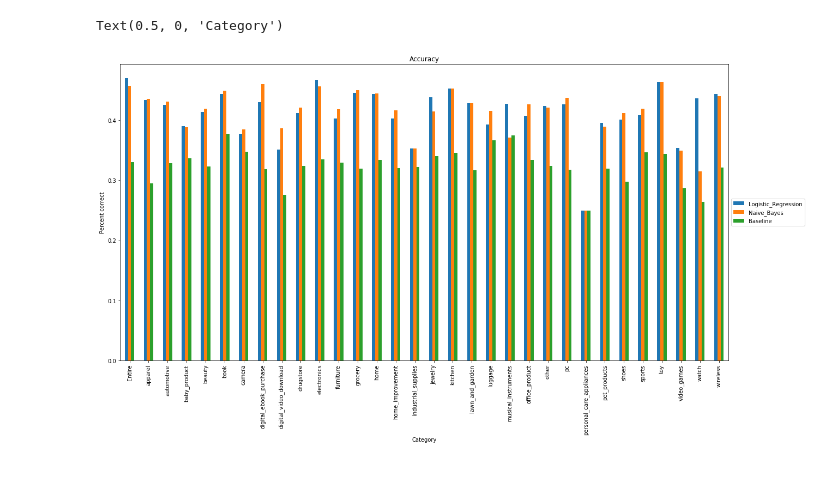
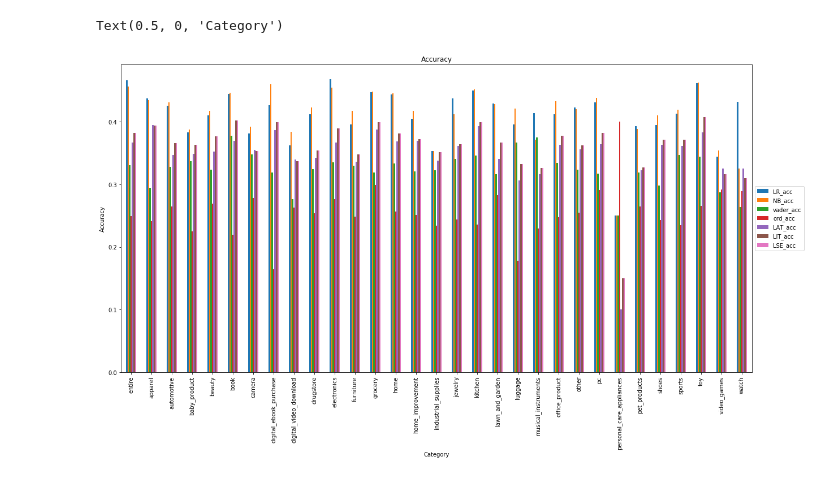
Before and after one commit to krithravi/review-prediction, a Jupyter notebook: graphing.ipynb, the cells around one changed output. Cells and saved outputs as stored; diff of their text form; code cells hidden in the pictures.

```diff
--- a/graphing.ipynb
+++ b/graphing.ipynb
@@ -13,0 +4,13 @@ results_df.head()
+# %%
+df = pd.read_csv("res.csv").T.iloc[1:]
+colList = ["LR_acc", "LR_f1", "LR_r2", "LR_my",
+           "NB_acc", "NB_f1", "NB_r2", "NB_my",
+           "vader_acc", "vader_f1", "vader_r2", "vader_my",
+           "ord_acc", "ord_f1", "ord_r2", "ord_my",
+           "LAT_acc", "LAT_f1", "LAT_r2", "LAT_my",
+           "LIT_acc", "LIT_f1", "LIT_r2", "LIT_my",
+           "LSE_acc", "LSE_f1", "LSE_r2", "LSE_my"
+          ]
+df.columns = colList
+
+df
@@ -14,8 +36,10 @@ results_df.head()
 # %%
-ax = results_df.plot.bar(title = "Accuracy", x = "Category", figsize=(20,10))
+# accuracy
+#df[df < 0] = 0
+ax = df[["LR_acc", "NB_acc", "vader_acc", "ord_acc", "LAT_acc", "LIT_acc", "LSE_acc"]].plot.bar(title = "Accuracy", figsize=(20,10))
 ax.legend(loc='center left', bbox_to_anchor=(1.0, 0.5));
-ax.set_ylabel("Percent correct")
+ax.set_ylabel("Accuracy")
 ax.set_xlabel("Category")
 # %% [output]
 Text(0.5, 0, 'Category')
-[figure, old version]
+[figure, new version]
```
Also changed, not shown: parts of 8 cells of this notebook, 3 other files.
